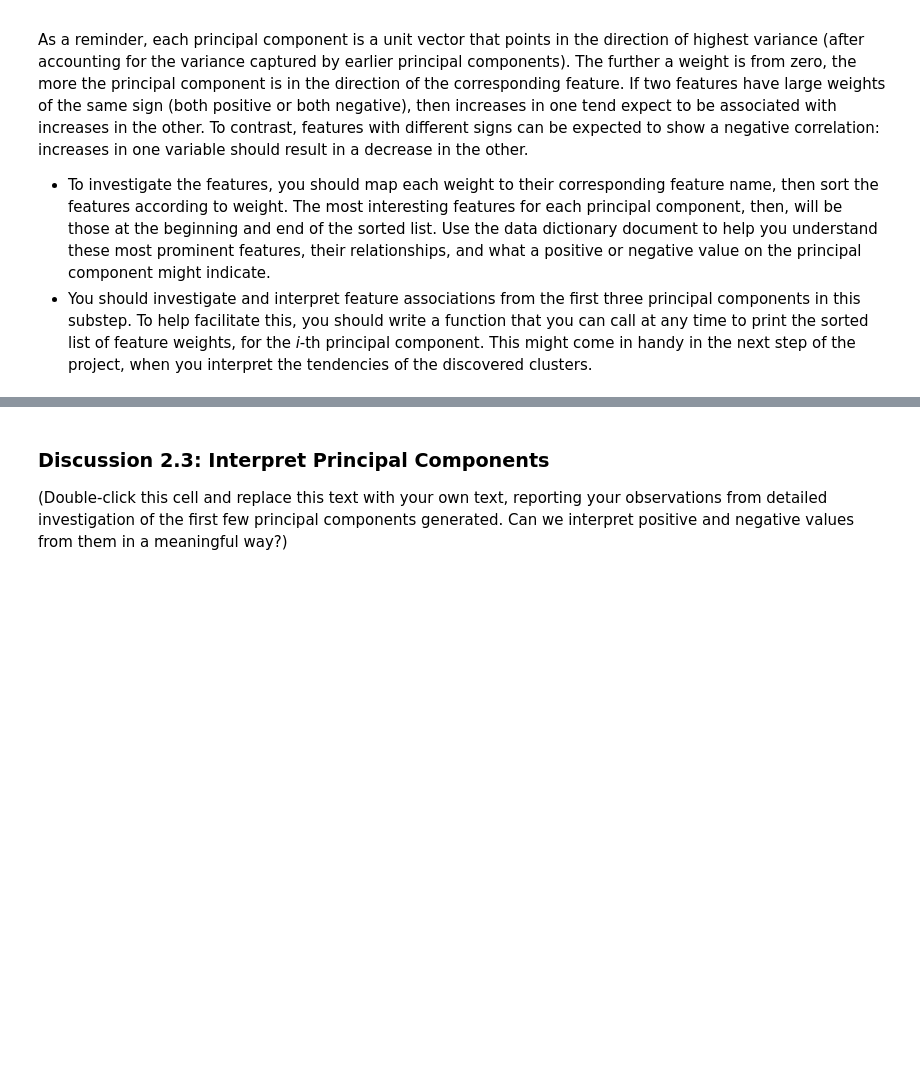
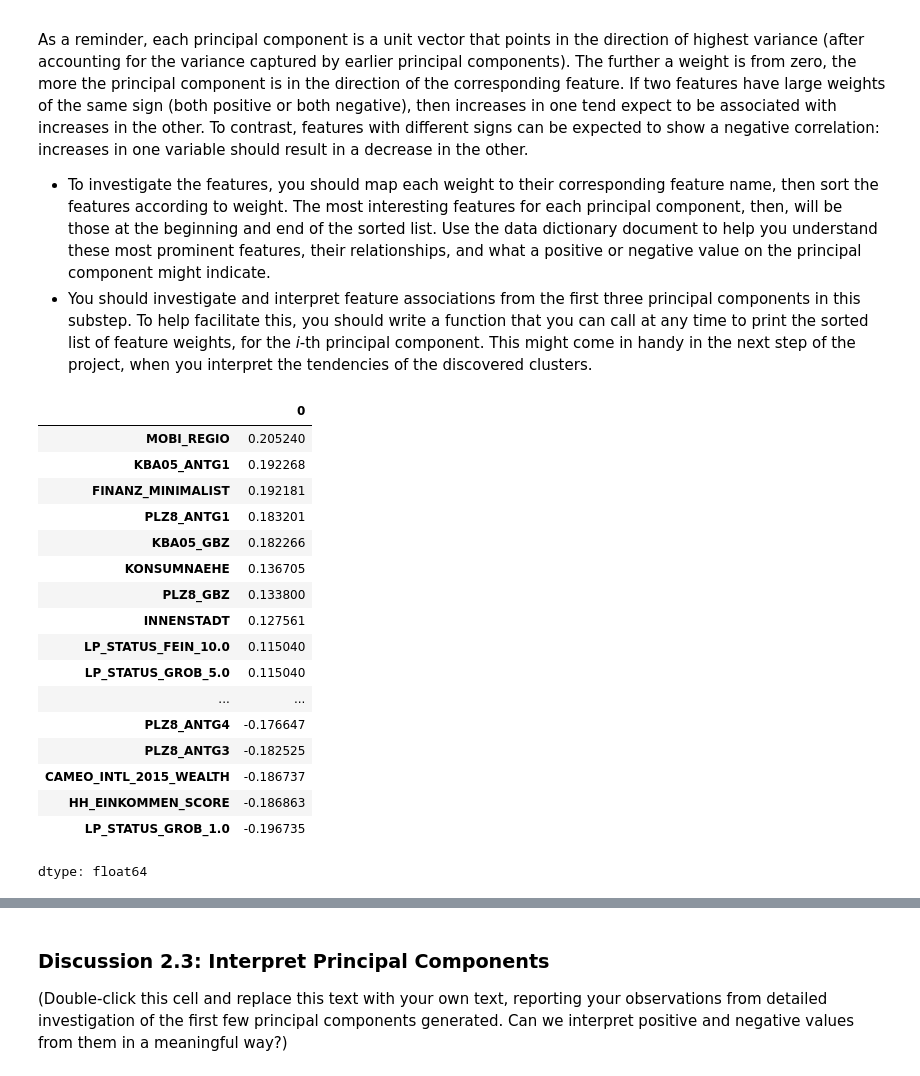
Before and after one commit to EssaAlsharif/Identify-Customer-Segments, a Jupyter notebook: Identify_Customer_Segments.ipynb, the cells around one changed output, grey strips where cells are left out. Saved outputs shown, nothing was run; the diff lists cells and outputs as text; code cells hidden in the pictures; blank space fills up the shorter version.

```diff
--- a/Identify_Customer_Segments.ipynb
+++ b/Identify_Customer_Segments.ipynb
@@ -1403,6 +1399,32 @@ As a reminder, each principal component is a unit vector that points in the dire
 # and then print the linked values, sorted by weight.
 # HINT: Try defining a function here or in a new cell that you can reuse in the
 # other cells.
+
+def PCA_weights(df,pca,n):
+    weights_df = pd.DataFrame(pca.components_,columns=list(df.columns)).iloc[n]
+    weights_df.sort_values(ascending=False, inplace=True)
+    return weights_df
+# %%
+PCA_weights(general_features_scaled,pca_100,0)
+# %% [output]
+|  | 0 |
+| MOBI_REGIO | 0.205240 |
+| KBA05_ANTG1 | 0.192268 |
+| FINANZ_MINIMALIST | 0.192181 |
+| PLZ8_ANTG1 | 0.183201 |
+| KBA05_GBZ | 0.182266 |
+| KONSUMNAEHE | 0.136705 |
+| PLZ8_GBZ | 0.133800 |
+| INNENSTADT | 0.127561 |
+| LP_STATUS_FEIN_10.0 | 0.115040 |
+| LP_STATUS_GROB_5.0 | 0.115040 |
+| ... | ... |
+| PLZ8_ANTG4 | -0.176647 |
+| PLZ8_ANTG3 | -0.182525 |
+| CAMEO_INTL_2015_WEALTH | -0.186737 |
+| HH_EINKOMMEN_SCORE | -0.186863 |
+| LP_STATUS_GROB_1.0 | -0.196735 |
+dtype: float64
 # %%
 # Map weights for the second principal component to corresponding feature names
 # and then print the linked values, sorted by weight.
```
Also changed, not shown: parts of 8 cells of this notebook.
